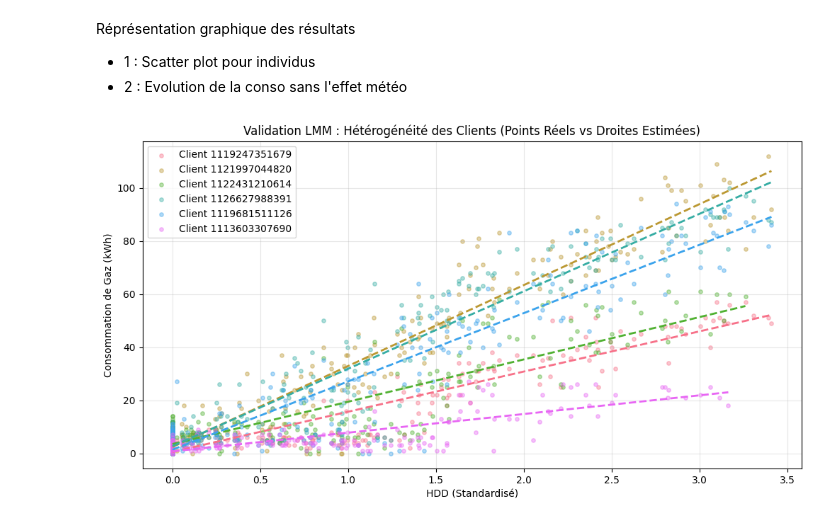
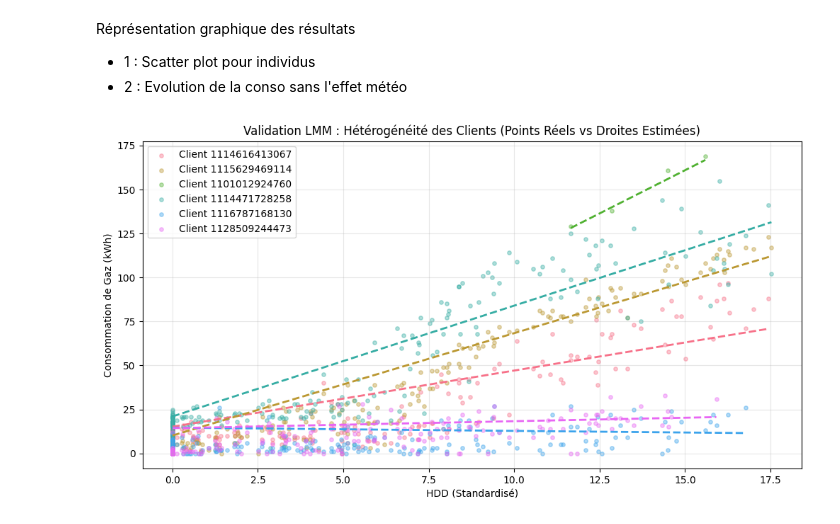
Before and after one commit to MatFerre/engie, a Jupyter notebook: original_method.ipynb, the cells around one changed output. Cells and saved outputs as stored; diff of their text form; code cells hidden in the pictures.

Commit message:
fixed outlier handling and added seasonality + holidays

```diff
--- a/original_method.ipynb
+++ b/original_method.ipynb
@@ -27,30 +42,11 @@ df['hdd_weekend'] = df['hdd'] * df['is_weekend']
 # %% [markdown]
 Ajout de la colonne : "Is_Public_Holiday"
 # %%
-def get_french_holidays(years=[2021, 2022, 2023, 2024, 2025]):
-    holidays = []
-    for year in years:
-        # Fêtes fixes
-        holidays.extend([
-            f"{year}-01-01", f"{year}-05-01", f"{year}-05-08",
-            f"{year}-07-14", f"{year}-08-15", f"{year}-11-01",
-            f"{year}-11-11", f"{year}-12-25"
-        ])
-        # Fêtes mobiles (Lundis de Pâques, Ascension, Pentecôte)
-        mobiles = {
-            2021: ["2021-04-05", "2021-05-13", "2021-05-24"],
-            2022: ["2022-04-18", "2022-05-26", "2022-06-06"],
-            2023: ["2023-04-10", "2023-05-18", "2023-05-29"],
-            2024: ["2024-04-01", "2024-05-09", "2024-05-20"],
-            2025: ["2025-04-21", "2025-05-29", "2025-06-09"]
-        }
-        if year in mobiles:
-            holidays.extend(mobiles[year])
-    return pd.to_datetime(holidays)
+# 1. L'import et l'initialisation tels qu'écrits sur votre image
+from vacances_scolaires_france import SchoolHolidayDates
+d = SchoolHolidayDates()
 
-# Application propre sur df_final avant de commencer
-df = df.copy()
-# On enlève le fuseau horaire (tz_localize(None)) pour pouvoir comparer avec les jours fériés
-df['date_parsed_naive'] = pd.to_datetime(df['date_parsed']).dt.tz_localize(None).dt.normalize()
-jours_feries = get_french_holidays()
-df['Is_Public_Holiday'] = df['date_parsed_naive'].isin(jours_feries).astype(int)
+# 2. L'application sur votre colonne de dates pour créer la variable (0 ou 1)
+df['is_school_holiday'] = df['date_parsed'].apply(lambda x: 1 if d.is_holiday(x.date()) else 0)
+
+print("Colonne des vacances ajoutée avec succès !")
@@ -140,11 +220,11 @@ Intercept                0.845    0.069   12.205 0.000  0.710  0.981
 Stockage des résultats dans "df_results"
 # %%
 # Extraction des Effets Fixes (Population globale)
-beta_hdd_fixed = result_lmm.params['hdd_scaled']
+beta_hdd_fixed = result_lmm.params['hdd']
 
 # Extraction des Effets Aléatoires (Spécifiques par client): le dico result_lmm.random_effects contient les écarts pour chaque PCE
 re_df = pd.DataFrame.from_dict(result_lmm.random_effects, orient='index')
-re_df = re_df.rename(columns={'hdd_scaled': 'hdd_random_slope', 'Group': 'intercept_random'})
+re_df = re_df.rename(columns={'hdd': 'hdd_random_slope', 'Group': 'intercept_random'})
 re_df.index.name = 'pce'
 
 # Fusion avec les données d'origine utilisées dans le modèle
@@ -155,7 +235,7 @@ df_results = df_results.merge(re_df, on='pce', how='left')
 df_results['total_hdd_slope'] = beta_hdd_fixed + df_results['hdd_random_slope']
 
 # Calcul de la Consommation Normalisée (On retire l'effet météo spécifique à ce client pour ne garder que le comportement : Conso_Norm = Conso_Reelle - (Sensibilité_Client * Météo)
-df_results['conso_norm'] = df_results['valeur_energie_conso'] - (df_results['total_hdd_slope'] * df_results['hdd_scaled'])
+df_results['conso_norm'] = df_results['valeur_energie_conso'] - (df_results['total_hdd_slope'] * df_results['hdd'])
 # %% [markdown]
 Evolution d'une années sur l'autre (pb car ici juste 1 an)
 # %%
@@ -209,36 +289,36 @@ subset_plot = df_results[df_results['pce'].isin(sample_pces)].copy()
 plt.figure(figsize=(12, 6))
 
 # Palette de couleurs pour distinguer les clients
 colors = sns.color_palette("husl", len(sample_pces))
 
 for i, pce in enumerate(sample_pces):
     pce_data = subset_plot[subset_plot['pce'] == pce]
     color = colors[i]
 
     # Nuage de points
-    plt.scatter(pce_data['hdd_scaled'], pce_data['valeur_energie_conso'],
+    plt.scatter(pce_data['hdd'], pce_data['valeur_energie_conso'],
                 alpha=0.4, s=15, color=color, label=f"Client {pce}")
 
     # Droite du Modèle LMM (Pente spécifique à ce client)
     # y = (Intercept_Fixe + Intercept_Random) + (Pente_Fixe + Pente_Random) * X
     intercept_fixed = result_lmm.params['Intercept']
     intercept_total = intercept_fixed + pce_data['intercept_random'].iloc[0]
     slope_total = pce_data['total_hdd_slope'].iloc[0]
 
     # Création de la ligne de régression
-    x_vals = np.array([pce_data['hdd_scaled'].min(), pce_data['hdd_scaled'].max()])
+    x_vals = np.array([pce_data['hdd'].min(), pce_data['hdd'].max()])
     y_vals = intercept_total + slope_total * x_vals
 
     plt.plot(x_vals, y_vals, color=color, linewidth=2, linestyle='--')
 
 plt.title("Validation LMM : Hétérogénéité des Clients (Points Réels vs Droites Estimées)")
 plt.xlabel("HDD (Standardisé)")
 plt.ylabel("Consommation de Gaz (kWh)")
 plt.legend()
 plt.grid(True, alpha=0.3)
 plt.show()
 # %% [output]
-[figure, old version]
+[figure, new version]
 # %%
 # Objectif : Voir la courbe de consommation "nettoyée" de la météo
 plt.figure(figsize=(14, 6))
```
Also changed, not shown: parts of 8 cells of this notebook, 6 other files.
